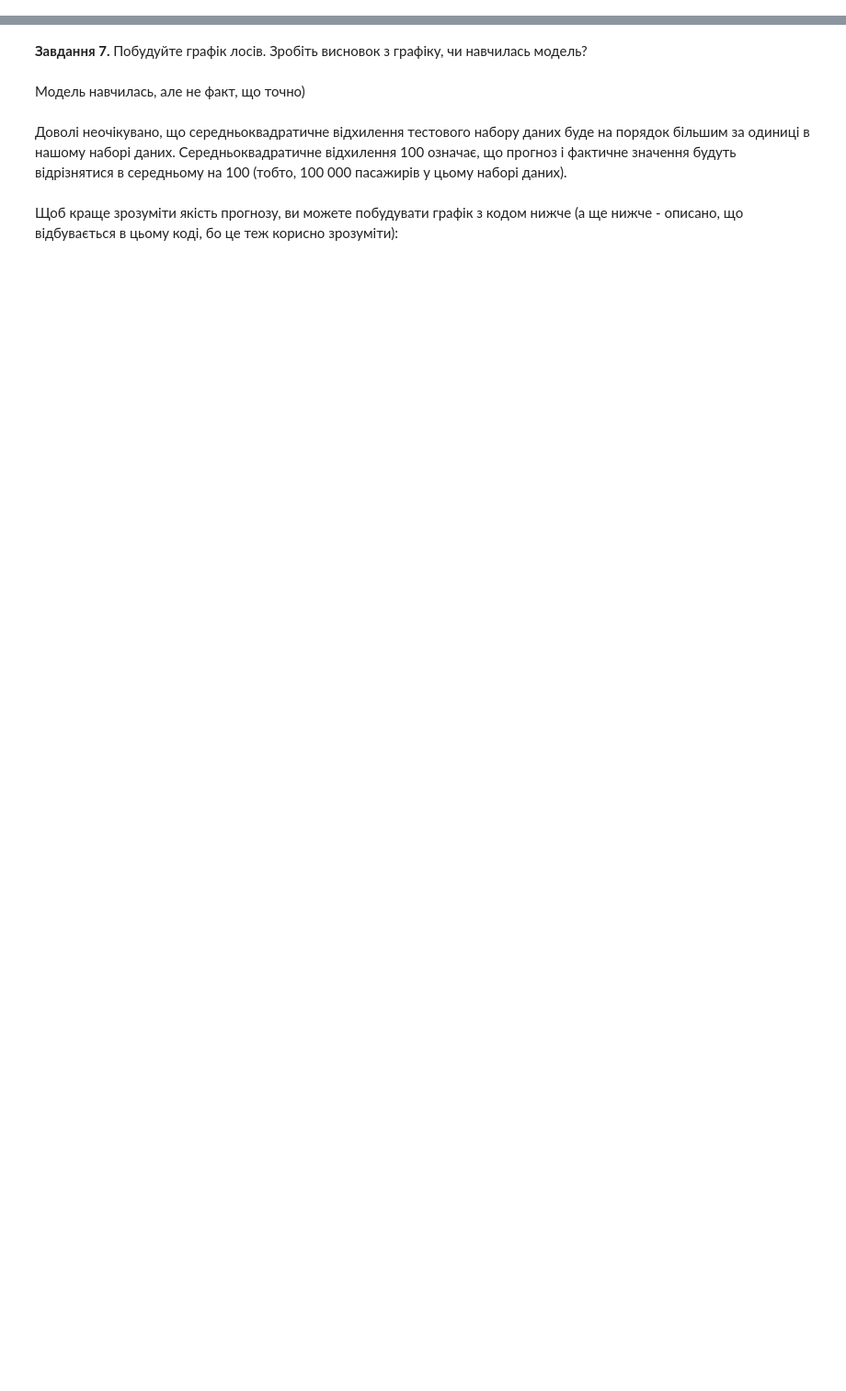
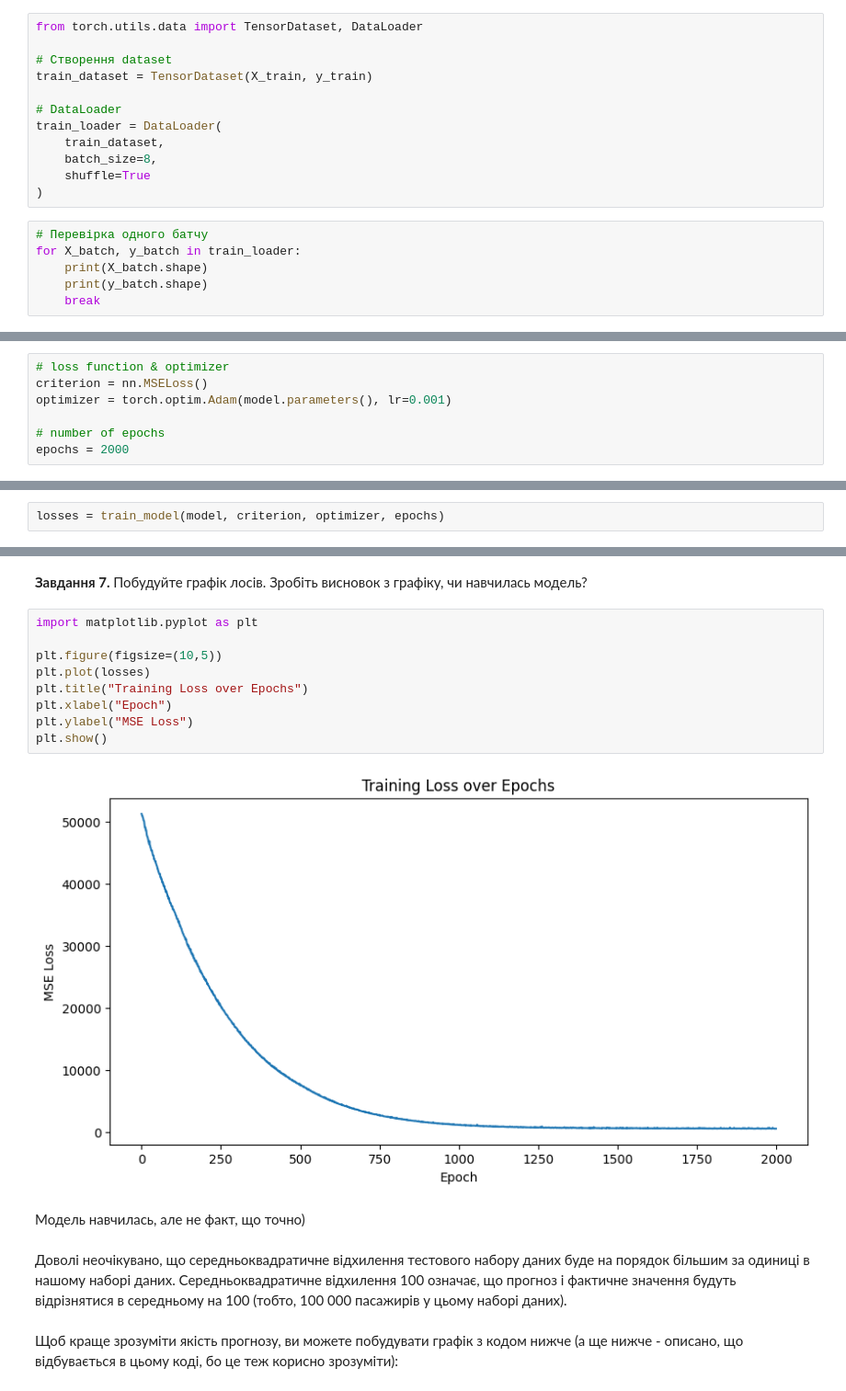
Before and after one commit to Maxstef/data-loves-ml-for-people-course, a Jupyter notebook: notebooks/4_3_rnn_lstn/LSTM_для_прогнозування_часових_рядів.ipynb, the cells around one changed output, grey strips where cells are left out. Shown at 92% size. Cells and saved outputs as stored; diff of their text form; blank space fills up the shorter version.

```diff
--- a/notebooks/4_3_rnn_lstn/LSTM_для_прогнозування_часових_рядів.ipynb
+++ b/notebooks/4_3_rnn_lstn/LSTM_для_прогнозування_часових_рядів.ipynb
@@ -119,3 +183,21 @@ torch.Size([47, 1]) torch.Size([47, 1])
 1. Використовувати клас `TensorDataset`, щоб об'єднати тензори ознак `X_train` і цільових значень `y_train`.
 2. Дані повинні завантажуватися невеликими батчами розміром 8 за допомогою параметра `batch_size`.
 3. Використовувати параметр `shuffle=True`, щоб дані перемішувалися перед кожною епохою тренування.
+# %%
+from torch.utils.data import TensorDataset, DataLoader
+
+# Створення dataset
+train_dataset = TensorDataset(X_train, y_train)
+
+# DataLoader
+train_loader = DataLoader(
+    train_dataset,
+    batch_size=8,
+    shuffle=True
+)
+# %%
+# Перевірка одного батчу
+for X_batch, y_batch in train_loader:
+    print(X_batch.shape)
+    print(y_batch.shape)
+    break
@@ -142,0 +239,7 @@ Epoch 100: train RMSE 9.8765, test RMSE 12.3456
+# %%
+# loss function & optimizer
+criterion = nn.MSELoss()
+optimizer = torch.optim.Adam(model.parameters(), lr=0.001)
+
+# number of epochs
+epochs = 2000
@@ -142,0 +311,2 @@ Epoch 100: train RMSE 9.8765, test RMSE 12.3456
+# %%
+losses = train_model(model, criterion, optimizer, epochs)
@@ -143,5 +334,16 @@ Epoch 100: train RMSE 9.8765, test RMSE 12.3456
 # %% [markdown]
 **Завдання 7.** Побудуйте графік лосів. Зробіть висновок з графіку, чи навчилась модель?
+# %%
+import matplotlib.pyplot as plt
+
+plt.figure(figsize=(10,5))
+plt.plot(losses)
+plt.title("Training Loss over Epochs")
+plt.xlabel("Epoch")
+plt.ylabel("MSE Loss")
+plt.show()
+# %% [output]
+[figure, added]
 # %% [markdown]
 Модель навчилась, але не факт, що точно)
 # %% [markdown]
```
Also changed, not shown: parts of 27 cells of this notebook.
